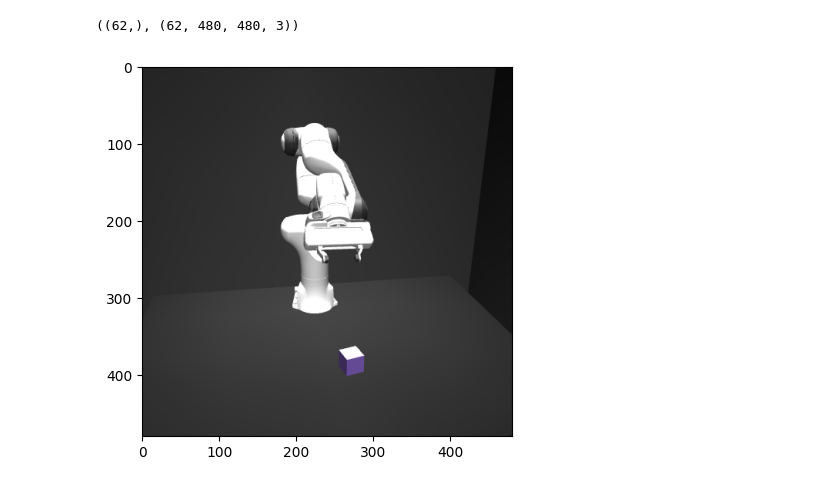
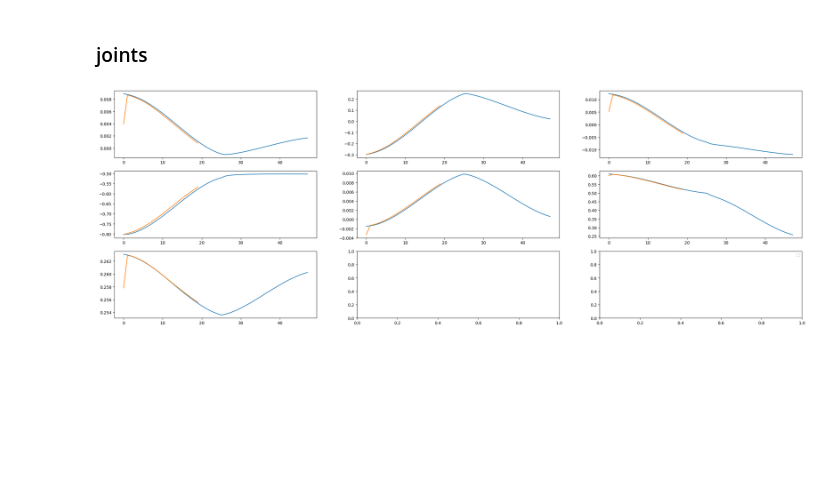
Before and after one commit to peek-robot/threedda, a Jupyter notebook: load_data.ipynb, the cells around one changed output. Cells and saved outputs as stored; diff of their text form; code cells hidden in the pictures; blank space fills up the shorter version.

Commit message:
reaching real

```diff
--- a/load_data.ipynb
+++ b/load_data.ipynb
@@ -33,12 +1,9 @@ f["data"]["demo_0"]["actions"].keys(), f["data"]["demo_0"]["observations"].keys(
-# %%
-f["data"]["demo_0"]["actions"]['gripper_pos'].shape, f["data"]["demo_0"]["observations"]["rgb"].shape
-# %% [output]
-((62,), (62, 480, 480, 3))
-# %%
-imgs = f["data"]["demo_0"]["observations"]["rgb"]
-img = imgs[1]
-import matplotlib.pyplot as plt
-plt.imshow(img)
-plt.show()
-# %% [output]
-[figure, removed]
+# %%
+import h5py
+
+# f_sim = h5py.File("/home/memmelma/Projects/robotic/gifs_curobo/blue_cube_1_128_abs_joint_vis_aug.hdf5", "r", swmr=True)
+f_sim = h5py.File("/home/memmelma/Projects/robotic/gifs_curobo/blue_cube_1_128_abs_joint_no_vis_aug.hdf5", "r", swmr=True)
+data_sim = f_sim["data"]["demo_0"]
+
+f_real = h5py.File("/home/memmelma/Projects/robotic/debug.hdf5", "r", swmr=True)
+data_real = f_real["data"]["demo_0"]
@@ -44,0 +14,14 @@ plt.show()
+# %% [markdown]
+### joints
+# %%
+qpos_sim, qpos_real = data_sim["obs"]["qpos_normalized"], data_real["obs"]["qpos_normalized"]
+qpos_sim.shape, qpos_real.shape
+
+fig, axs = plt.subplots((qpos_sim.shape[1] // 3) + 1, 3, figsize=(30,10))
+for i in range(qpos_sim.shape[1]):
+    axs[i//3, i%3].plot(qpos_sim[:,i])
+    axs[i//3, i%3].plot(qpos_real[:,i])
+plt.legend(["sim", "real"])
+plt.show()
+# %% [output]
+[figure, added]
```
Also changed, not shown: parts of 19 cells of this notebook, 6 other files.
